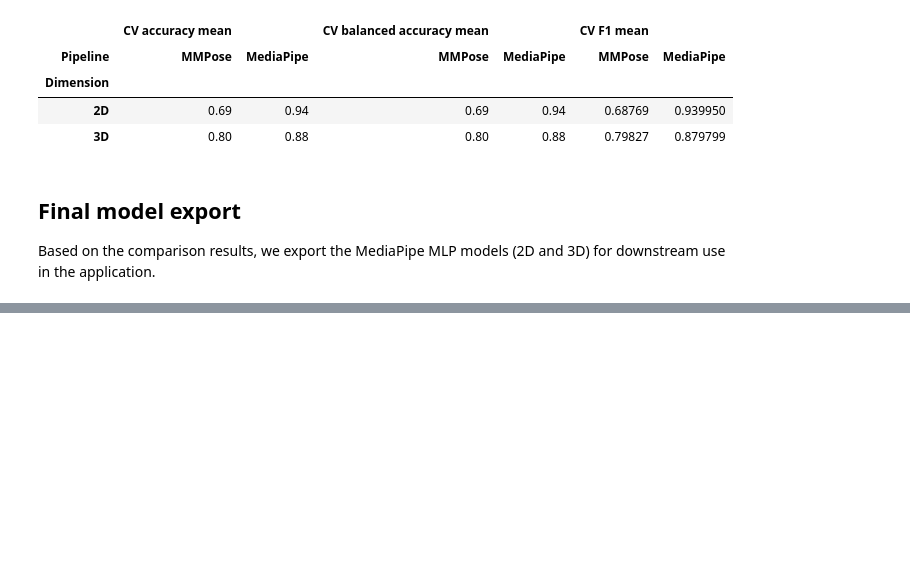
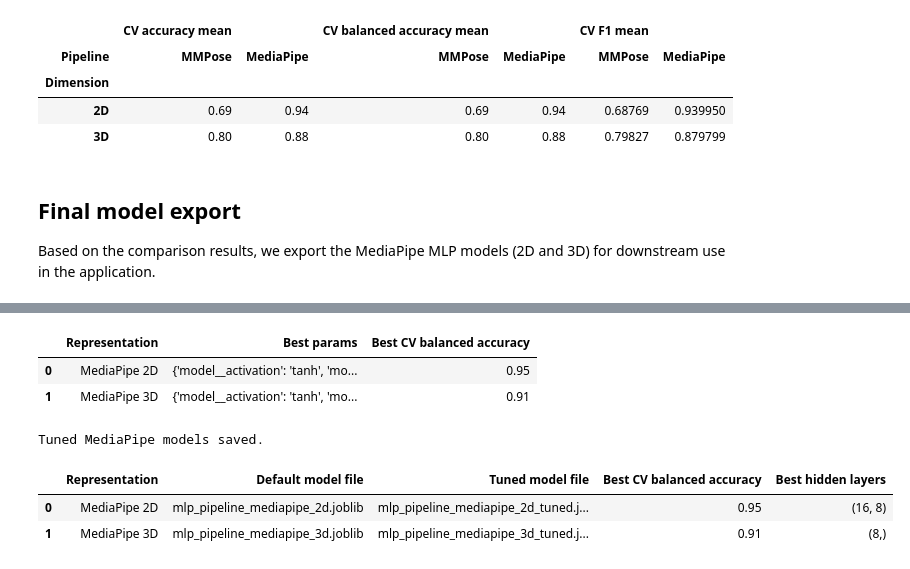
Before and after one commit to cols153/AI-Gym, a Jupyter notebook: posture_checker_offline/notebooks/04_comparison_mediapipe_vs_mmpose_and_2d_vs_3d.ipynb, the cells around one changed output, grey strips where cells are left out. Cells and saved outputs as stored; diff of their text form; code cells hidden in the pictures; blank space fills up the shorter version.

```diff
--- a/posture_checker_offline/notebooks/04_comparison_mediapipe_vs_mmpose_and_2d_vs_3d.ipynb
+++ b/posture_checker_offline/notebooks/04_comparison_mediapipe_vs_mmpose_and_2d_vs_3d.ipynb
@@ -462,0 +599,60 @@ Saved: C:\Users\sebas\Documents\master_ai\05_dne\project\posture_checker\models\
+# %%
+summary_df = pd.DataFrame([
+    {
+        "Representation": "MediaPipe 2D",
+        "Best params": str(grid_mp2d.best_params_),
+        "Best CV balanced accuracy": grid_mp2d.best_score_,
+    },
+    {
+        "Representation": "MediaPipe 3D",
+        "Best params": str(grid_mp3d.best_params_),
+        "Best CV balanced accuracy": grid_mp3d.best_score_,
+    },
+])
+
+display(summary_df)
+# %% [output]
+|  | Representation | Best params | Best CV balanced accuracy |
+| 0 | MediaPipe 2D | {'model__activation': 'tanh', 'mo... | 0.95 |
+| 1 | MediaPipe 3D | {'model__activation': 'tanh', 'mo... | 0.91 |
+# %%
+# Optional: save tuned pipelines as separate models
+models_dir.mkdir(parents=True, exist_ok=True)
+
+joblib.dump(
+    grid_mp2d.best_estimator_,
+    models_dir / "mlp_pipeline_mediapipe_2d_tuned.joblib"
+)
+
+joblib.dump(
+    grid_mp3d.best_estimator_,
+    models_dir / "mlp_pipeline_mediapipe_3d_tuned.joblib"
+)
+
+print("Tuned MediaPipe models saved.")
+# %% [output]
+Tuned MediaPipe models saved.
+# %%
+# Optional quick comparison against the currently exported default names
+comparison_df = pd.DataFrame([
+    {
+        "Representation": "MediaPipe 2D",
+        "Default model file": "mlp_pipeline_mediapipe_2d.joblib",
+        "Tuned model file": "mlp_pipeline_mediapipe_2d_tuned.joblib",
+        "Best CV balanced accuracy": grid_mp2d.best_score_,
+        "Best hidden layers": grid_mp2d.best_params_["model__hidden_layer_sizes"],
+    },
+    {
+        "Representation": "MediaPipe 3D",
+        "Default model file": "mlp_pipeline_mediapipe_3d.joblib",
+        "Tuned model file": "mlp_pipeline_mediapipe_3d_tuned.joblib",
+        "Best CV balanced accuracy": grid_mp3d.best_score_,
+        "Best hidden layers": grid_mp3d.best_params_["model__hidden_layer_sizes"],
+    },
+])
+
+display(comparison_df)
+# %% [output]
+|  | Representation | Default model file | Tuned model file | Best CV balanced accuracy | Best hidden layers |
+| 0 | MediaPipe 2D | mlp_pipeline_mediapipe_2d.joblib | mlp_pipeline_mediapipe_2d_tuned.j... | 0.95 | (16, 8) |
+| 1 | MediaPipe 3D | mlp_pipeline_mediapipe_3d.joblib | mlp_pipeline_mediapipe_3d_tuned.j... | 0.91 | (8,) |
```
Also changed, not shown: parts of 13 cells of this notebook, 2 other files.
